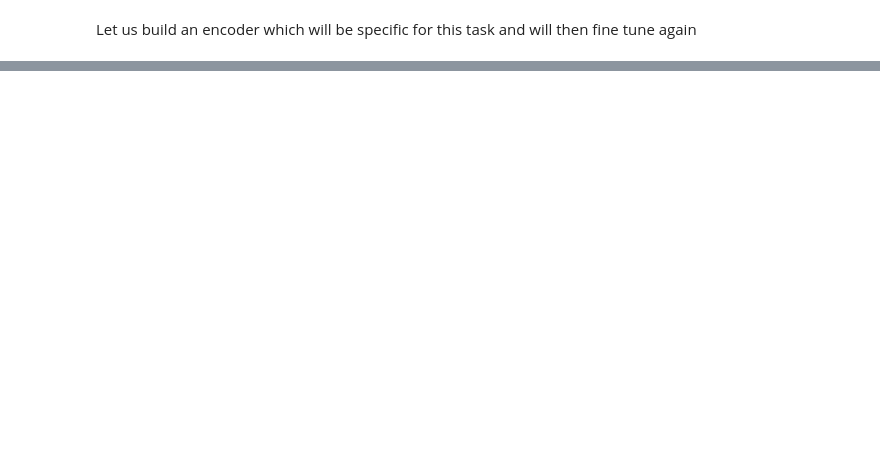
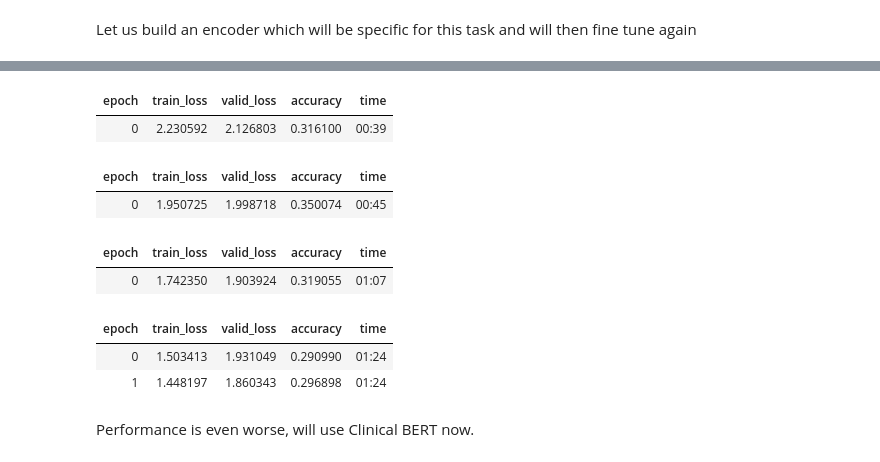
Before and after one commit to shub2022/Text_classifier_Healthcare, a Jupyter notebook: Models.ipynb, the cells around one changed output, grey strips where cells are left out. Drawn from its saved outputs; the diff is of its cells as text; code cells hidden in the pictures; blank space fills up the shorter version.

```diff
--- a/Models.ipynb
+++ b/Models.ipynb
@@ -86,0 +175,28 @@ df.tail()
+# %%
+learn = learn.load_encoder('/content/drive/MyDrive/Kaggle_int_hc/models/finetuned')
+# %%
+learn.fit_one_cycle(1, 2e-2)
+# %% [output]
+| epoch | train_loss | valid_loss | accuracy | time |
+| 0 | 2.230592 | 2.126803 | 0.316100 | 00:39 |
+# %%
+learn.freeze_to(-2)
+learn.fit_one_cycle(1, slice(1e-2/(2.6**4),1e-2))
+# %% [output]
+| epoch | train_loss | valid_loss | accuracy | time |
+| 0 | 1.950725 | 1.998718 | 0.350074 | 00:45 |
+# %%
+learn.freeze_to(-3)
+learn.fit_one_cycle(1, slice(5e-3/(2.6**4),5e-3))
+# %% [output]
+| epoch | train_loss | valid_loss | accuracy | time |
+| 0 | 1.742350 | 1.903924 | 0.319055 | 01:07 |
+# %%
+learn.unfreeze()
+learn.fit_one_cycle(2, slice(1e-3/(2.6**4),1e-3))
+# %% [output]
+| epoch | train_loss | valid_loss | accuracy | time |
+| 0 | 1.503413 | 1.931049 | 0.290990 | 01:24 |
+| 1 | 1.448197 | 1.860343 | 0.296898 | 01:24 |
+# %% [markdown]
+Performance is even worse, will use Clinical BERT now.
```
Also changed, not shown: parts of 18 cells of this notebook.
